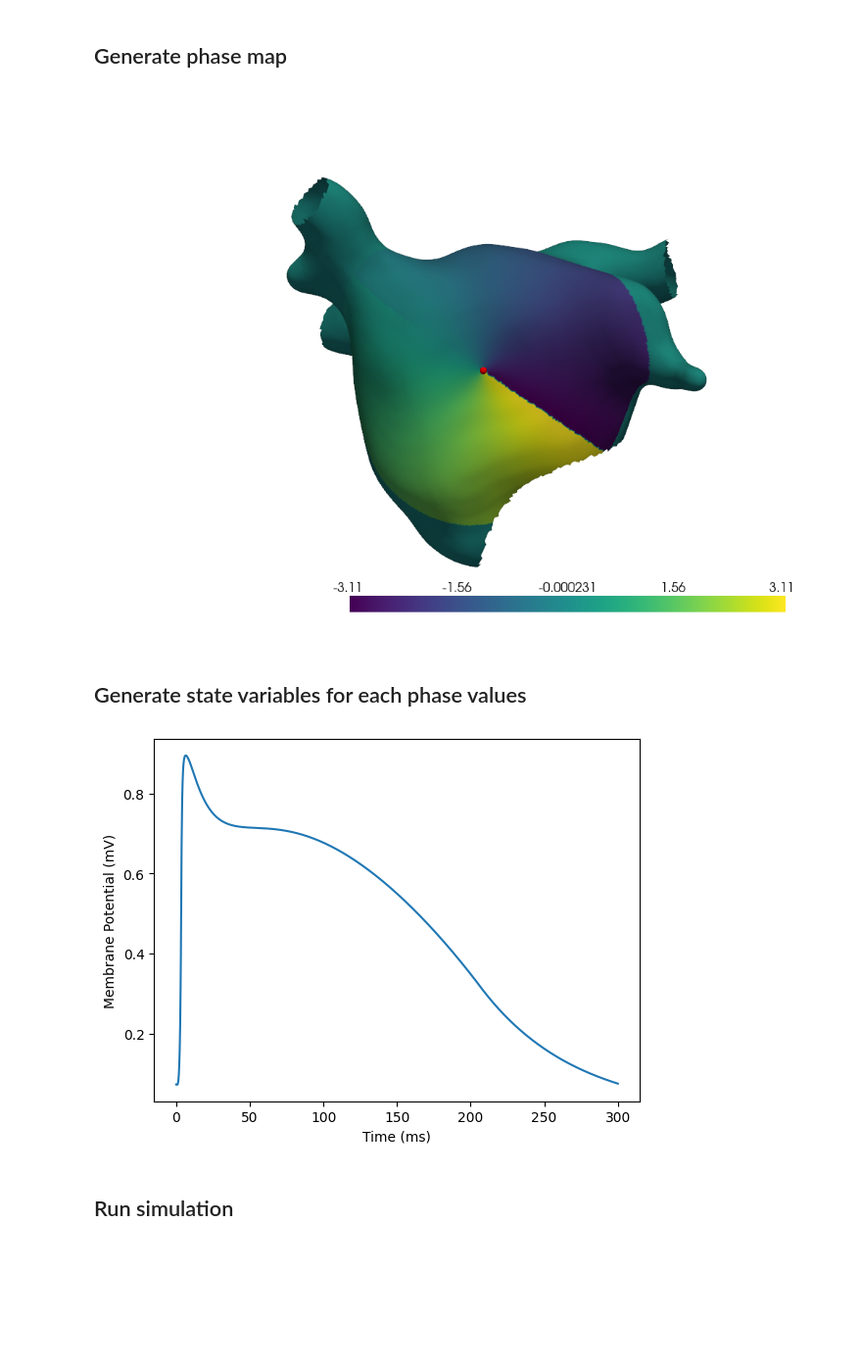
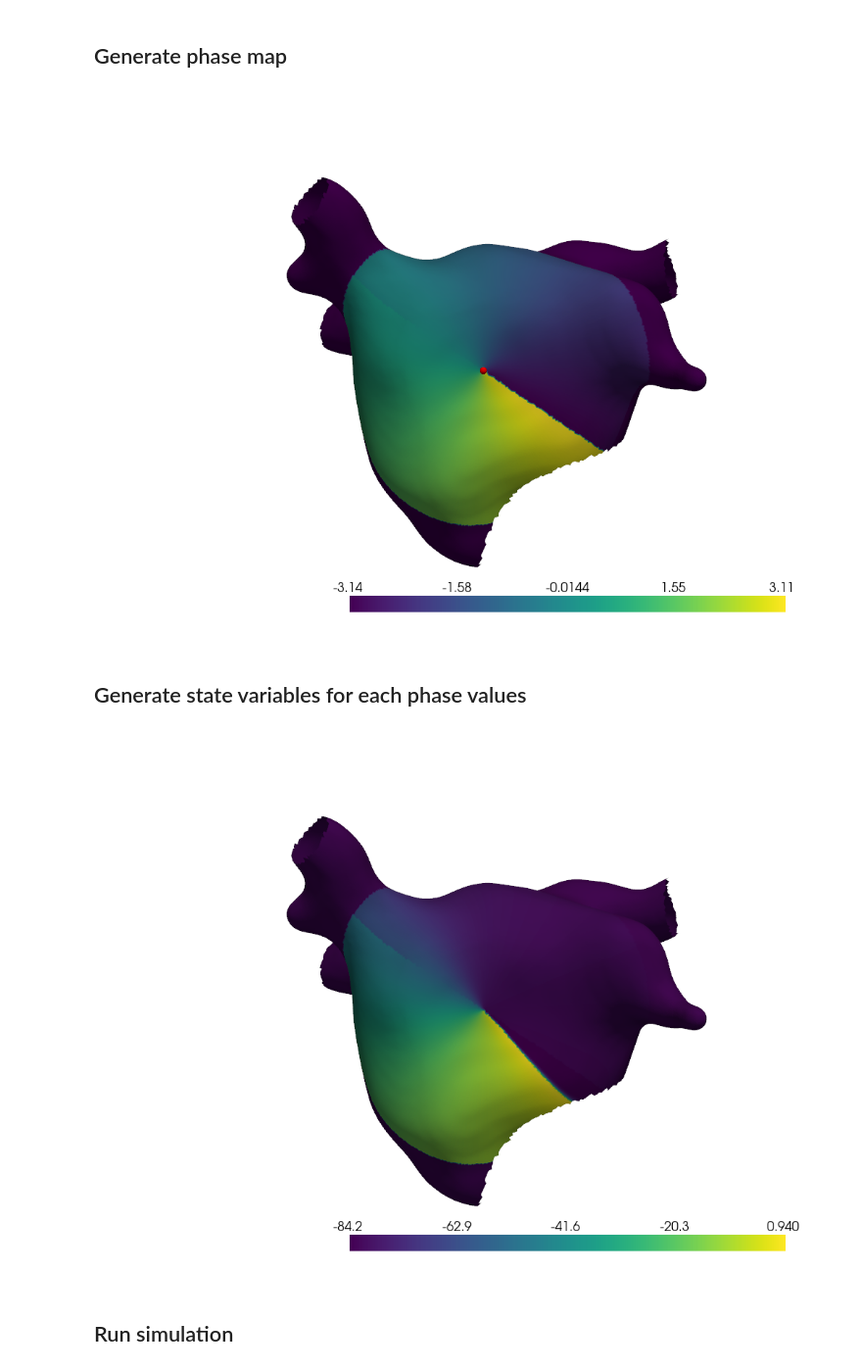
Before and after one commit to finitewave/Finitewave, a Jupyter notebook: Tutorials/SpiralWaveFromPhaseMap.ipynb, the cells around one changed output. Shown at 98% size. Saved outputs shown, nothing was run; the diff lists cells and outputs as text; code cells hidden in the pictures; blank space fills up the shorter version.

Commit message:
Extract prepacing as a SingleCellModel

```diff
--- a/Tutorials/SpiralWaveFromPhaseMap.ipynb
+++ b/Tutorials/SpiralWaveFromPhaseMap.ipynb
@@ -197,7 +117,7 @@ vectors_0 = project_local_per_vector(x_axis_0, vectors_0, normals_0)
 
 angles_0 = np.arctan2(vectors_0[:, 1], vectors_0[:, 0])
 
-phase_map = np.zeros(mesh.n_points)
+phase_map = np.ones(mesh.n_points) * -np.pi
 phase_map[inds] = angles_0
 
 pl = pv.Plotter()
@@ -206,7 +126,7 @@ pl.add_points(coords[point_ids[0]], color='red', point_size=10, render_points_as
 pl.camera_position = camera_position
 pl.show()
 # %% [output]
-[figure, old version]
+[figure, new version]
 # %% [markdown]
 ## Generate state variables for each phase values
 # %%
@@ -220,54 +140,61 @@ import finitewave as fw
 import numpy as np
 
 
+stim_prepacing = fw.StimSingleCell(dt=0.01)
+stim_prepacing.add_stim(n_beats=30, cycle_length=1000, duration=1, curr_value=0.5)
+stim_prepacing.add_stim(n_beats=30, cycle_length=500, duration=1, curr_value=0.5)
+
+cardiac_model = fw.Courtemanche()
+cardiac_model.gk1 *= 2
+cardiac_model.gks *= 2
+cardiac_model.gkr *= 1.6
+cardiac_model.gkur *= 0.5
+cardiac_model.gcal *= 0.45
+cardiac_model.gto *= 0.35
+cardiac_model.ipcamax *= 1.5
+cardiac_model.inacamax *= 1.6
+cardiac_model.prepacing(stim_prepacing)
+
 # create a tissue of size 50x10 to collect the state variables.
-n, m = 20, 5
+n, m = 50, 1
 tissue = fw.CardiacTissueGrid([n, m], dr=0.25)
 
 # set up stimulation parameters:
 stim_sequence = fw.StimSequence()
 stim_sequence.add_stim(fw.StimCurrentCoord(time=0, curr_value=100, duration=2,
                                            x_min=0, x_max=1, y_min=0, y_max=m))
-
-stim_prepacing = fw.StimPrepacing(dt=0.005)
-stim_prepacing.add_stim(n_beats=30, cycle_length=500., curr_value=20., duration=2.)
-stim_prepacing.add_stim(n_beats=30, cycle_length=300., curr_value=20., duration=2.)
-
-model = fw.BuenoOrovio()
-model.set_parameters(model_parameters)
-model.prepacing(stim_prepacing)
 
 state_tracker = fw.MultiVariableTracker(node_inds=[(n//2, m//2)], step=10, start_time=0)
 tracker_sequence = fw.TrackerSequence()
 tracker_sequence.add_tracker(state_tracker)
 
 # create model object and set up parameters:
 simulation = fw.CardiacSimulation(backend="numba")
 simulation.dt = 0.01
 simulation.t_max = 300
-simulation.cardiac_model = model
+
+simulation.cardiac_model = cardiac_model
 simulation.cardiac_tissue = tissue
 simulation.stim_sequence = stim_sequence
 simulation.tracker_sequence = tracker_sequence
 
 # run the model:
 simulation.run()
 
 state_vars = {}
-state_map = np.digitize(phase_map, bins=np.linspace(-np.pi, np.pi, len(state_tracker.tracking_times))) - 1
-for var_name in model.state_vars:
+n_levels = len(state_tracker.tracking_times)
+state_map = n_levels - np.digitize(phase_map, bins=np.linspace(-np.pi, np.pi, n_levels))
+for var_name in cardiac_model.state_vars:
     tracked_values = state_tracker.output[var_name]
     var_array = tracked_values[state_map]
     state_vars[var_name] = var_array
 
-
-plt.figure()
-plt.plot(state_tracker.tracking_times, state_tracker.output["u"])
-plt.xlabel("Time (ms)")
-plt.ylabel("Membrane Potential (mV)")
-plt.show()
+pl = pv.Plotter()
+pl.add_mesh(mesh, scalars=state_vars["u"], show_edges=False)
+pl.camera_position = camera_position
+pl.show()
 # %% [output]
-[figure, old version]
+[figure, new version]
 # %% [markdown]
 ## Run simulation
 # %%
```
Also changed, not shown: parts of 3 cells of this notebook, 43 other files.
